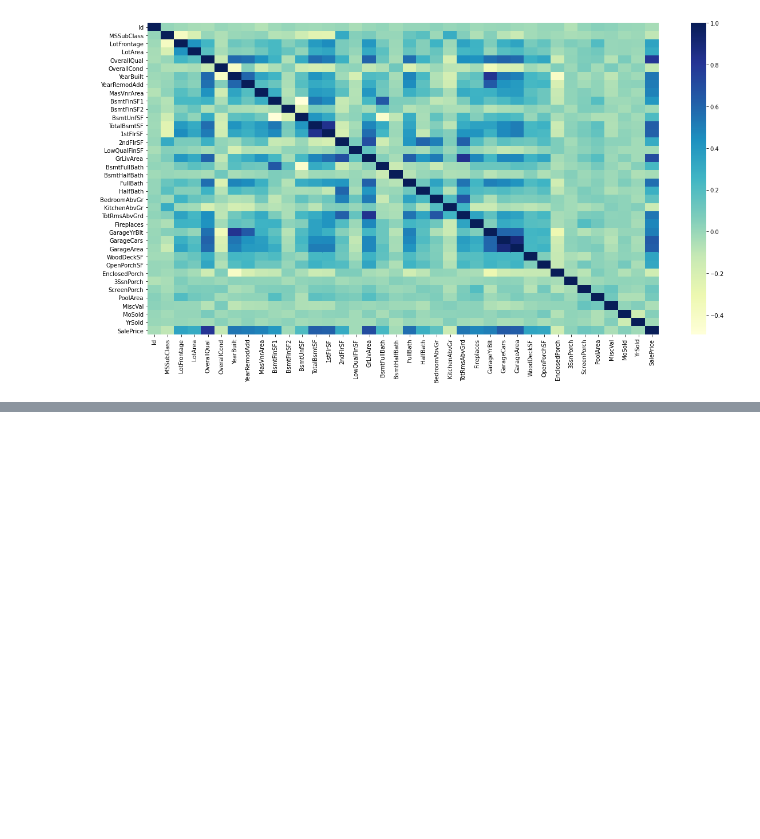
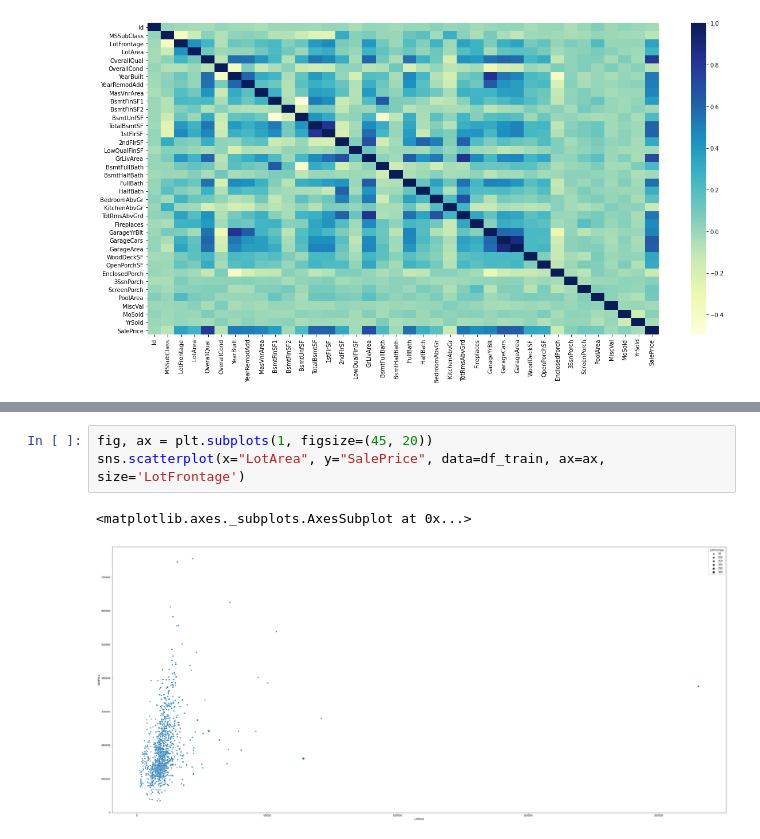
Before and after one commit to iamapickle/CollisionReport, a Jupyter notebook: HousePrices.ipynb, the cells around one changed output, grey strips where cells are left out. Saved outputs shown, nothing was run; the diff lists cells and outputs as text; blank space fills up the shorter version.

```diff
--- a/HousePrices.ipynb
+++ b/HousePrices.ipynb
@@ -120,0 +121,6 @@ Length: 81, dtype: object
+# %%
+fig, ax = plt.subplots(1, figsize=(45, 20))
+sns.scatterplot(x="LotArea", y="SalePrice", data=df_train, ax=ax, size='LotFrontage')
+# %% [output]
+<matplotlib.axes._subplots.AxesSubplot at 0x...>
+[figure, added]
```
Also changed, not shown: parts of 19 cells of this notebook.
